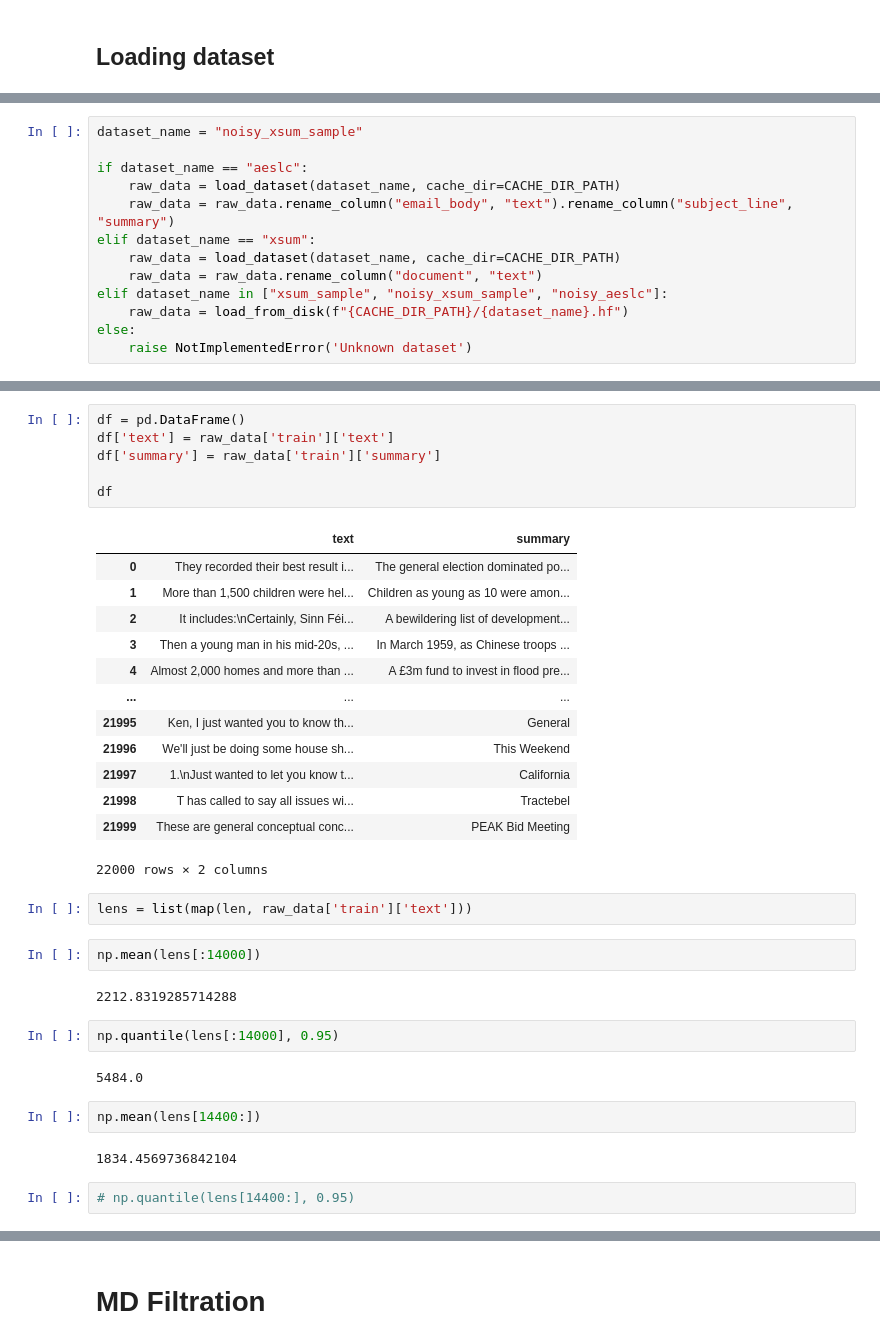
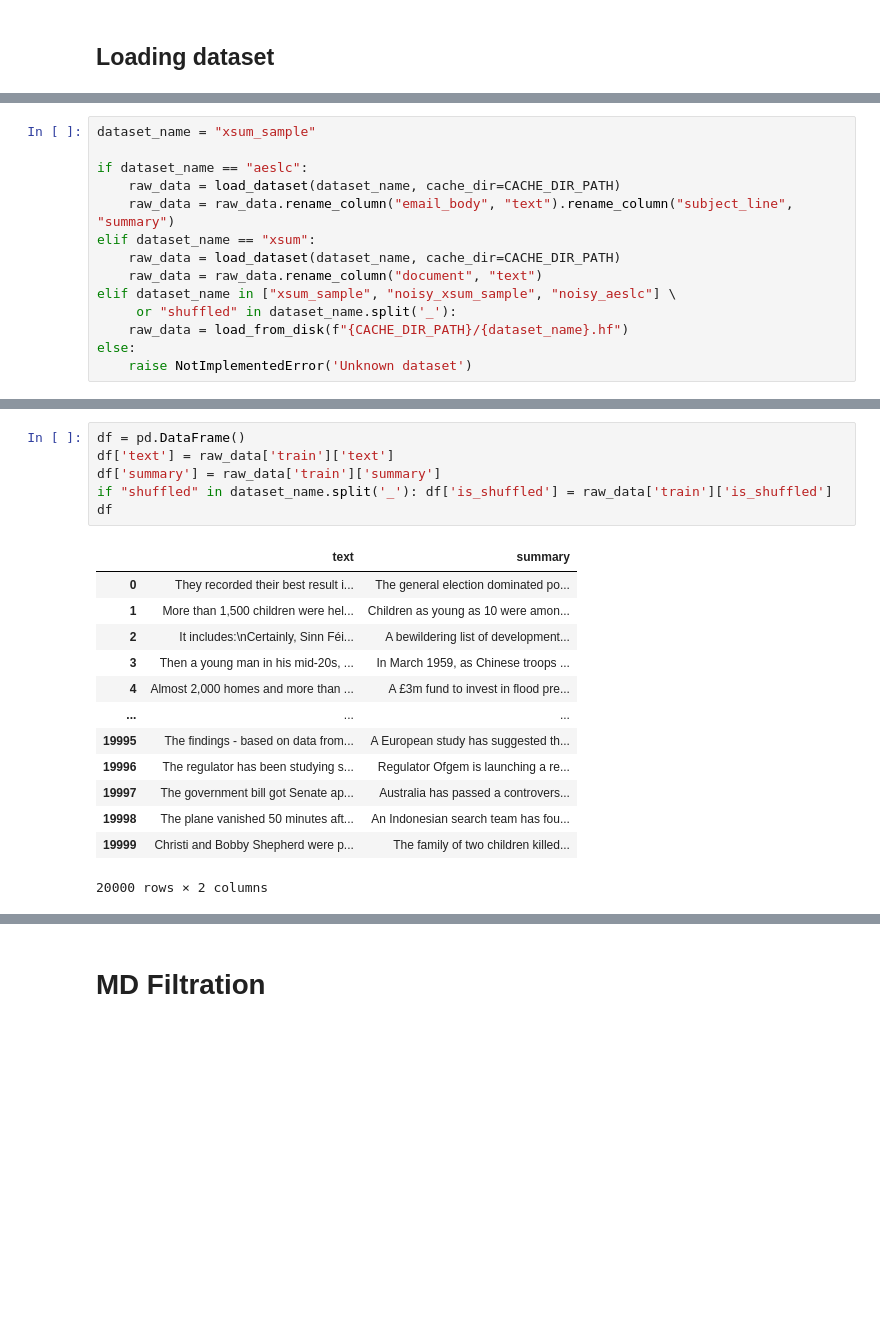
Before and after one commit to vladimirKarlov01/noise-in-abs-sum, a Jupyter notebook: noise-in-abs-sum.ipynb, the cells around one changed output, grey strips where cells are left out. Cells and saved outputs as stored; diff of their text form; blank space fills up the shorter version.

```diff
--- a/noise-in-abs-sum.ipynb
+++ b/noise-in-abs-sum.ipynb
@@ -52,5 +49,5 @@ set_random_seed(SEED)
 # %%
-dataset_name = "noisy_xsum_sample"
+dataset_name = "xsum_sample"
 
 if dataset_name == "aeslc":
     raw_data = load_dataset(dataset_name, cache_dir=CACHE_DIR_PATH)
@@ -58,7 +55,8 @@ if dataset_name == "aeslc":
 elif dataset_name == "xsum":
     raw_data = load_dataset(dataset_name, cache_dir=CACHE_DIR_PATH)
     raw_data = raw_data.rename_column("document", "text")
-elif dataset_name in ["xsum_sample", "noisy_xsum_sample", "noisy_aeslc"]:
+elif dataset_name in ["xsum_sample", "noisy_xsum_sample", "noisy_aeslc"] \
+     or "shuffled" in dataset_name.split('_'):
     raw_data = load_from_disk(f"{CACHE_DIR_PATH}/{dataset_name}.hf")
 else:
     raise NotImplementedError('Unknown dataset')
@@ -82,36 +80,20 @@ DatasetDict({
 # %%
 df = pd.DataFrame()
 df['text'] = raw_data['train']['text']
 df['summary'] = raw_data['train']['summary']
-
+if "shuffled" in dataset_name.split('_'): df['is_shuffled'] = raw_data['train']['is_shuffled']
 df
 # %% [output]
 |  | text | summary |
 | 0 | They recorded their best result i... | The general election dominated po... |
 | 1 | More than 1,500 children were hel... | Children as young as 10 were amon... |
 | 2 | It includes:\nCertainly, Sinn Féi... | A bewildering list of development... |
 | 3 | Then a young man in his mid-20s, ... | In March 1959, as Chinese troops ... |
 | 4 | Almost 2,000 homes and more than ... | A £3m fund to invest in flood pre... |
 | ... | ... | ... |
-| 21995 | Ken, I just wanted you to know th... | General |
-| 21996 | We'll just be doing some house sh... | This Weekend |
-| 21997 | 1.\nJust wanted to let you know t... | California |
-| 21998 | T has called to say all issues wi... | Tractebel |
-| 21999 | These are general conceptual conc... | PEAK Bid Meeting |
+| 19995 | The findings - based on data from... | A European study has suggested th... |
+| 19996 | The regulator has been studying s... | Regulator Ofgem is launching a re... |
+| 19997 | The government bill got Senate ap... | Australia has passed a controvers... |
+| 19998 | The plane vanished 50 minutes aft... | An Indonesian search team has fou... |
+| 19999 | Christi and Bobby Shepherd were p... | The family of two children killed... |
-22000 rows × 2 columns
+20000 rows × 2 columns
-# %%
-lens = list(map(len, raw_data['train']['text']))
-# %%
-np.mean(lens[:14000])
-# %% [output]
-2212.8319285714288
-# %%
-np.quantile(lens[:14000], 0.95)
-# %% [output]
-5484.0
-# %%
-np.mean(lens[14400:])
-# %% [output]
-1834.4569736842104
-# %%
-# np.quantile(lens[14400:], 0.95)
```
Also changed, not shown: parts of 55 cells of this notebook, 6 other files.
